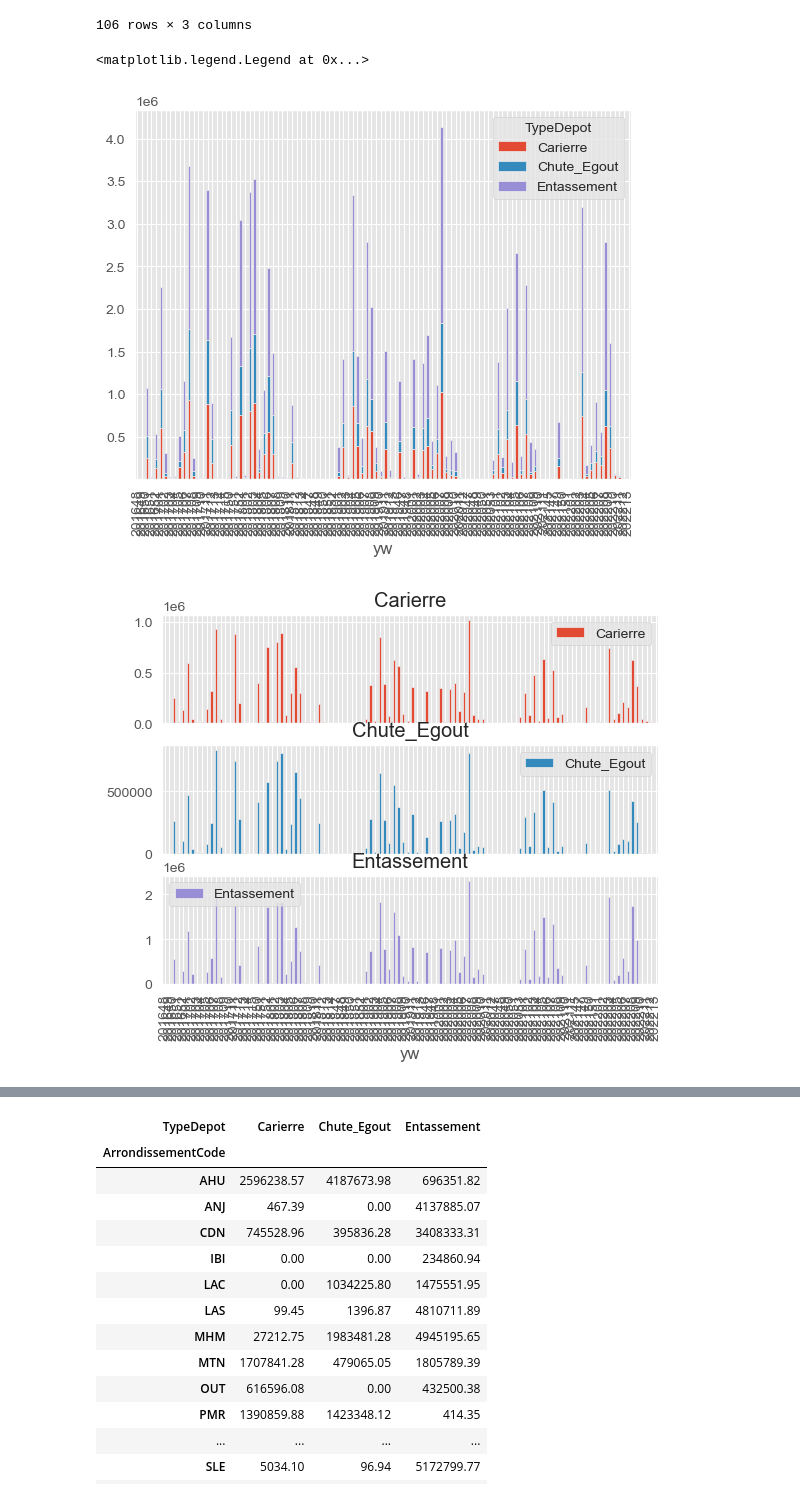
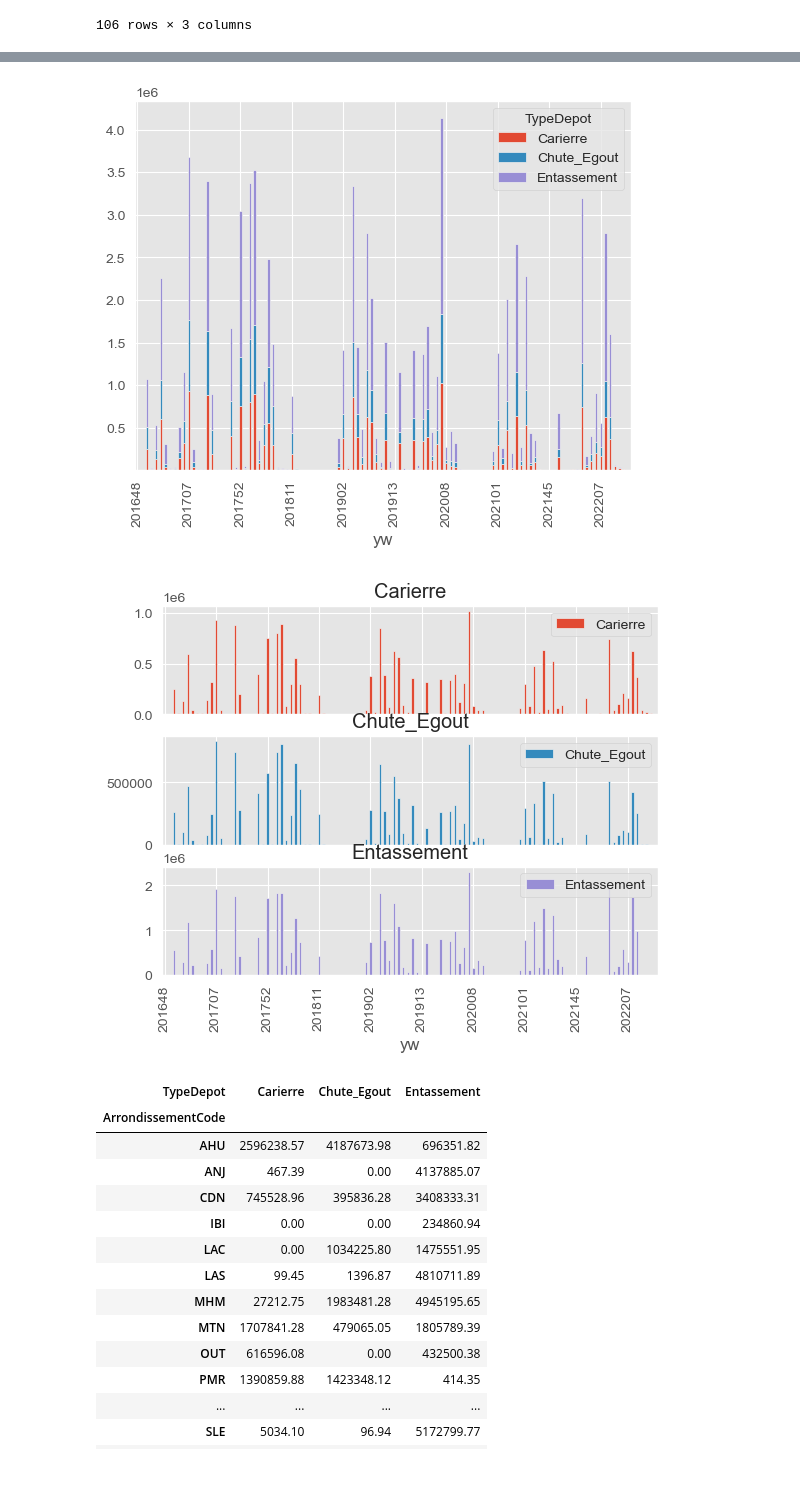
Before and after one commit to cimadure/ind6212, a Jupyter notebook: notebooks/weekly_snowfall_v2.ipynb, the cells around one changed output, grey strips where cells are left out. Drawn from its saved outputs; the diff is of its cells as text; code cells hidden in the pictures.

```diff
--- a/notebooks/weekly_snowfall_v2.ipynb
+++ b/notebooks/weekly_snowfall_v2.ipynb
@@ -165,13 +177,19 @@ table_strategy_by_time
 | 202212 | 12335.00 | 0.00 | 629.50 |
 | 202213 | 0.00 | 43.71 | 32.69 |
 106 rows × 3 columns
-# %%
-table_strategy_by_time.plot.bar(stacked=True)
-
-
-axes = table_strategy_by_time.plot.bar(rot=90, subplots=True,)
-axes[-1].legend(loc=2)
-# %% [output]
-<matplotlib.legend.Legend at 0x...>
-[figure, removed]
-[figure, removed]
+# %%
+table_strategy_by_time.plot.bar(stacked=True)
+
+
+
+#axes[-1].legend(loc=2)
+plt.locator_params(axis='x', nbins=10)
+fig, axs = plt.subplots(nrows=1)
+axes = table_strategy_by_time.plot.bar(rot=90, subplots=True, ax=axs, sharex=True, sharey=False)
+plt.locator_params(axis='x', nbins=10)
+filename = 'Volume_by_TypeDepot_over_years'
+filename = Path(*save_dir,filename+'.png')
+plt.show()
+#fig = axes.get_figure()
+fig.savefig(filename, format='png', dpi=300, bbox_inches='tight')
+# %% [output]
@@ -178,3 +197,5 @@ axes[-1].legend(loc=2)
+[figure, added]
+[figure, added]
 # %%
 table_strategy_by_arrondissement = pd.pivot_table(dfs, values=what, index=who,
                        columns=how, aggfunc=np.sum, fill_value=0)
```
Also changed, not shown: parts of 4 cells of this notebook.
